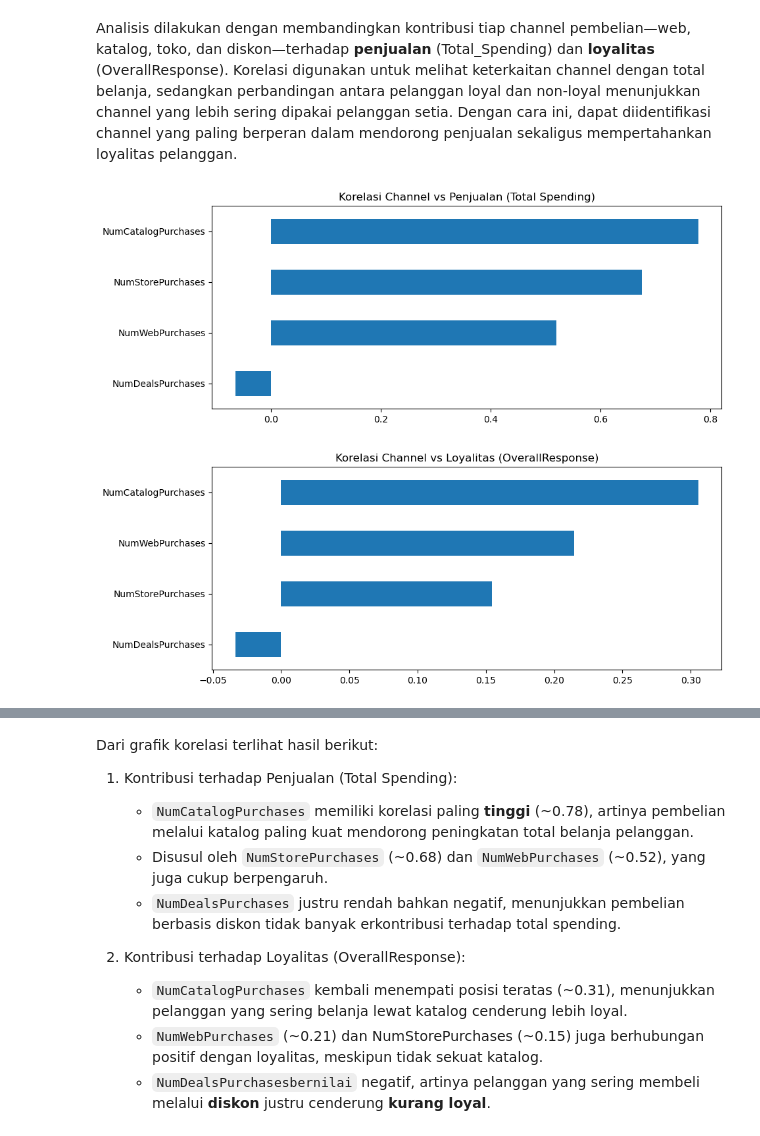
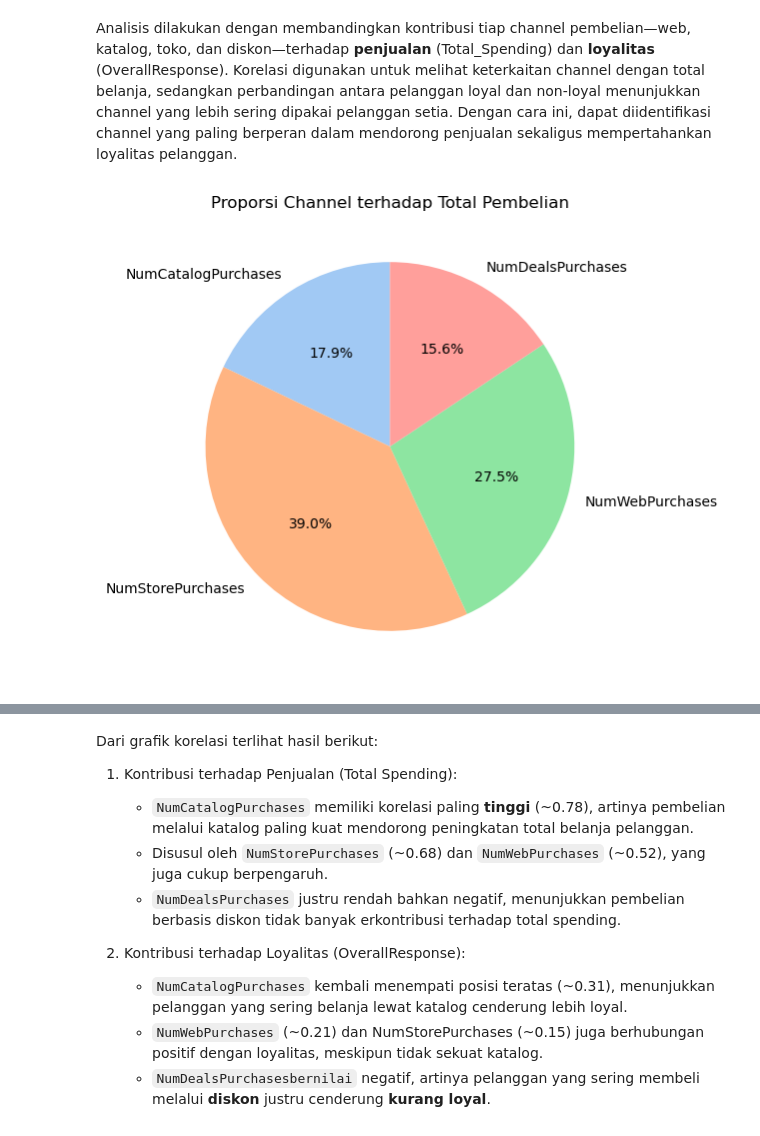
Before and after one commit to DianNainggolan/DianMargarethaNainggolan_Capstone_2, a Jupyter notebook: Dian Margaretha Nainggolan_Capstone Project Module 2_Supermarket Customers.ipynb, the cells around one changed output, grey strips where cells are left out. Drawn from its saved outputs; the diff is of its cells as text; code cells hidden in the pictures.

```diff
--- a/Dian Margaretha Nainggolan_Capstone Project Module 2_Supermarket Customers.ipynb
+++ b/Dian Margaretha Nainggolan_Capstone Project Module 2_Supermarket Customers.ipynb
@@ -1575,12 +1563,9 @@ loyal_corr = df[channels + ["OverallResponse"]].corr()["OverallResponse"].drop("
-# %%
-# --- 3) Visualisasi ---
-plt.figure(figsize=(10,4))
-sales_corr.sort_values().plot(kind="barh", title="Korelasi Channel vs Penjualan (Total Spending)")
-plt.show()
-
-plt.figure(figsize=(10,4))
-loyal_corr.sort_values().plot(kind="barh", title="Korelasi Channel vs Loyalitas (OverallResponse)")
-plt.show()
-# %% [output]
-[figure, removed]
-[figure, removed]
+# %%
+proporsi = df[['NumCatalogPurchases','NumStorePurchases','NumWebPurchases','NumDealsPurchases']].sum()
+
+plt.figure(figsize=(6,6))
+plt.pie(proporsi, labels=proporsi.index, autopct='%1.1f%%', startangle=90, colors=sns.color_palette("pastel"))
+plt.title("Proporsi Channel terhadap Total Pembelian")
+plt.show()
+# %% [output]
+[figure, added]
```
Also changed, not shown: parts of 10 cells of this notebook.
